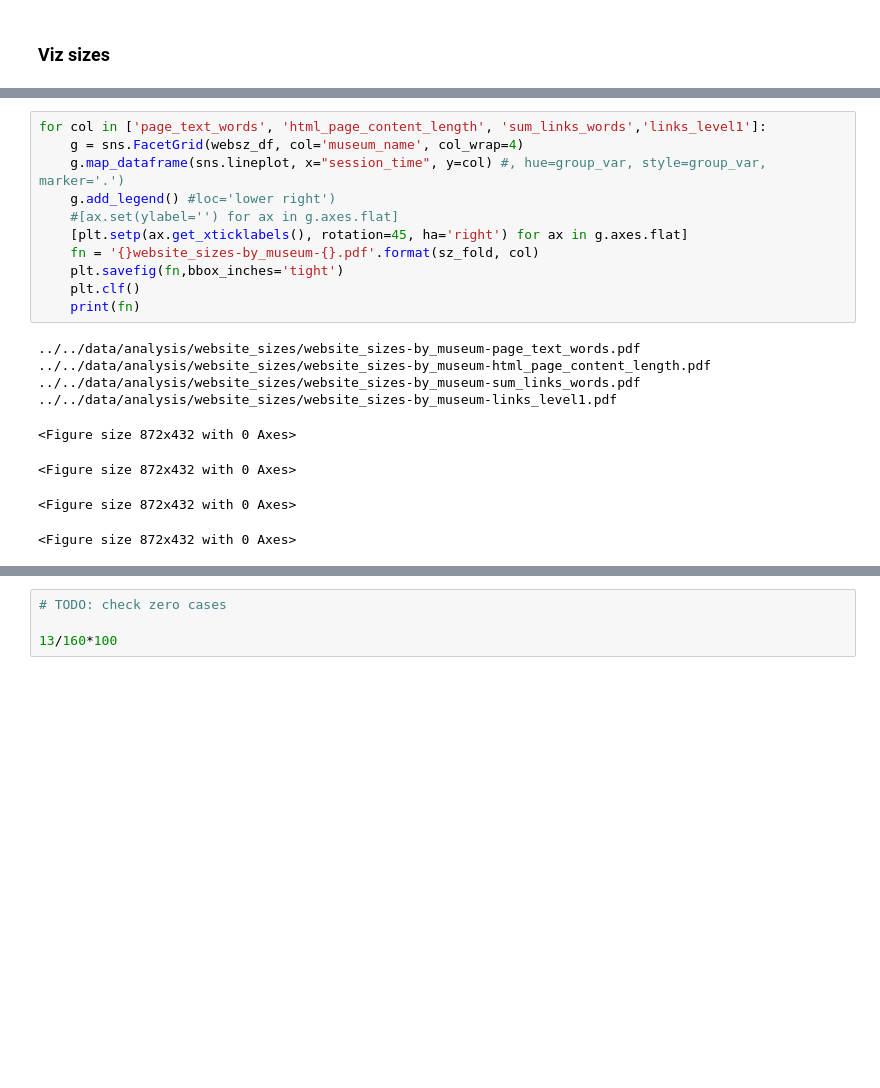
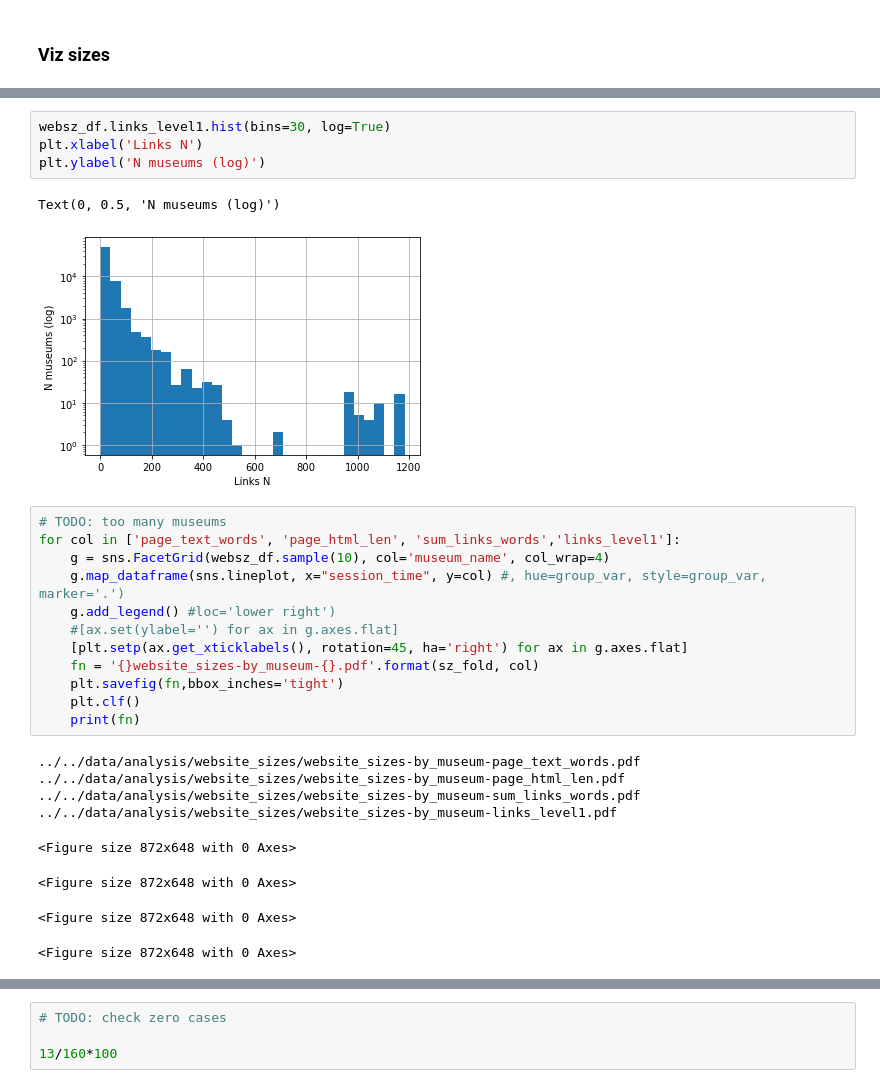
Before and after one commit to Birkbeck/museums-in-the-pandemic, a Jupyter notebook: mip/notebooks_py/02_extract_indicators.ipynb, the cells around one changed output, grey strips where cells are left out. Saved outputs shown, nothing was run; the diff lists cells and outputs as text; blank space fills up the shorter version.

```diff
--- a/mip/notebooks_py/02_extract_indicators.ipynb
+++ b/mip/notebooks_py/02_extract_indicators.ipynb
@@ -1391,6 +1419,14 @@ Text(0, 0.5, 'N museums')
+# %%
+websz_df.links_level1.hist(bins=30, log=True)
+plt.xlabel('Links N')
+plt.ylabel('N museums (log)')
+# %% [output]
+Text(0, 0.5, 'N museums (log)')
+[figure, added]
 # %%
-for col in ['page_text_words', 'html_page_content_length', 'sum_links_words','links_level1']:
-    g = sns.FacetGrid(websz_df, col='museum_name', col_wrap=4)
+# TODO: too many museums
+for col in ['page_text_words', 'page_html_len', 'sum_links_words','links_level1']:
+    g = sns.FacetGrid(websz_df.sample(10), col='museum_name', col_wrap=4)
     g.map_dataframe(sns.lineplot, x="session_time", y=col) #, hue=group_var, style=group_var, marker='.')
     g.add_legend() #loc='lower right')
     #[ax.set(ylabel='') for ax in g.axes.flat]
@@ -1401,10 +1437,10 @@ for col in ['page_text_words', 'html_page_content_length', 'sum_links_words','li
     print(fn)
 # %% [output]
 ../../data/analysis/website_sizes/website_sizes-by_museum-page_text_words.pdf
-../../data/analysis/website_sizes/website_sizes-by_museum-html_page_content_length.pdf
+../../data/analysis/website_sizes/website_sizes-by_museum-page_html_len.pdf
 ../../data/analysis/website_sizes/website_sizes-by_museum-sum_links_words.pdf
 ../../data/analysis/website_sizes/website_sizes-by_museum-links_level1.pdf
-<Figure size 872x432 with 0 Axes>
+<Figure size 872x648 with 0 Axes>
-<Figure size 872x432 with 0 Axes>
+<Figure size 872x648 with 0 Axes>
-<Figure size 872x432 with 0 Axes>
+<Figure size 872x648 with 0 Axes>
-<Figure size 872x432 with 0 Axes>
+<Figure size 872x648 with 0 Axes>
```
Also changed, not shown: parts of 10 cells of this notebook, 48 other files.
